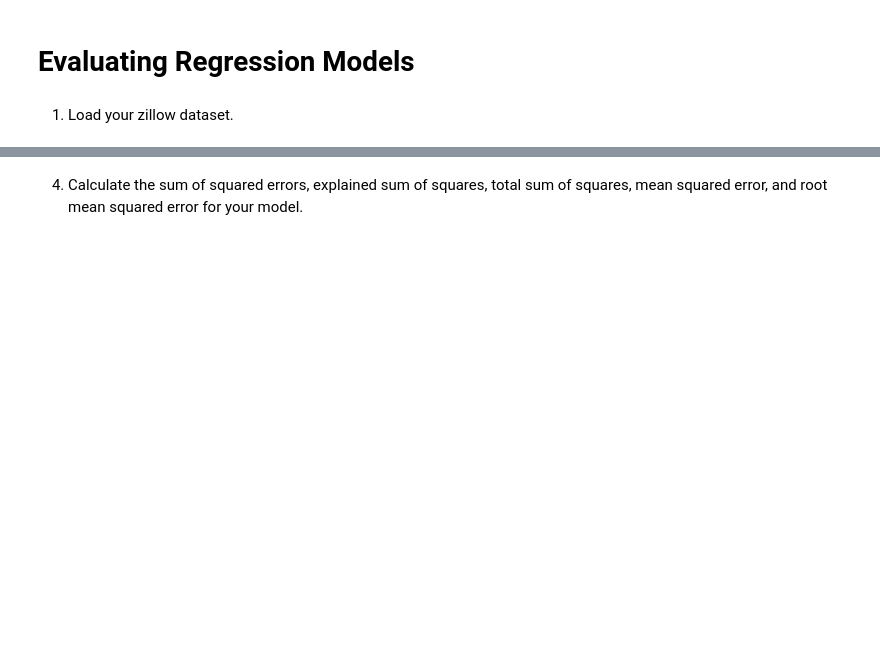
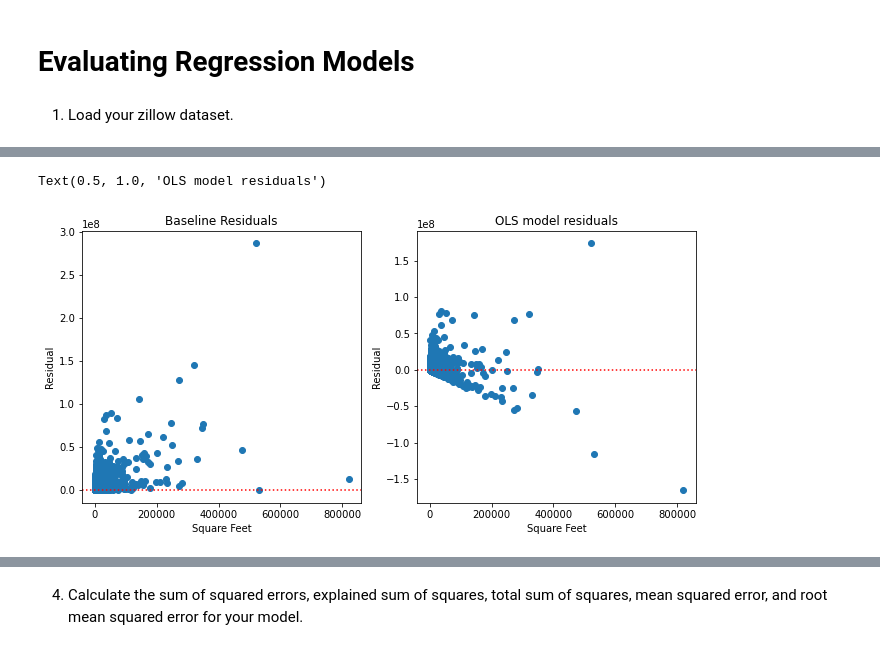
Before and after one commit to Jason-R-Turner/regression-exercises, a Jupyter notebook: evaluate.ipynb, the cells around one changed output, grey strips where cells are left out. Cells and saved outputs as stored; diff of their text form; code cells hidden in the pictures; blank space fills up the shorter version.

```diff
--- a/evaluate.ipynb
+++ b/evaluate.ipynb
@@ -18,0 +143,24 @@ Modify and add to the code above as necessary for it to work with the zillow dat
+# %%
+# calculates the residual for my model and for my baseline by subtracting the
+# predicted value from the actual value
+train['residual'] = train.taxvaluedollarcnt - train.yhat
+train['baseline_residual'] = train.taxvaluedollarcnt - train.baseline
+# %%
+plt.figure(figsize = (11,5))
+
+plt.subplot(121)
+plt.scatter(train.calculatedfinishedsquarefeet, train.baseline_residual)
+plt.axhline(y = 0, ls = ':', color='red')
+plt.xlabel('Square Feet')
+plt.ylabel('Residual')
+plt.title('Baseline Residuals')
+
+plt.subplot(122)
+plt.scatter(train.calculatedfinishedsquarefeet, train.residual)
+plt.axhline(y = 0, ls = ':', color ='red')
+plt.xlabel('Square Feet')
+plt.ylabel('Residual')
+plt.title('OLS model residuals')
+# %% [output]
+Text(0.5, 1.0, 'OLS model residuals')
+[figure, added]
```
Also changed, not shown: parts of 38 cells of this notebook, 8 other files.
